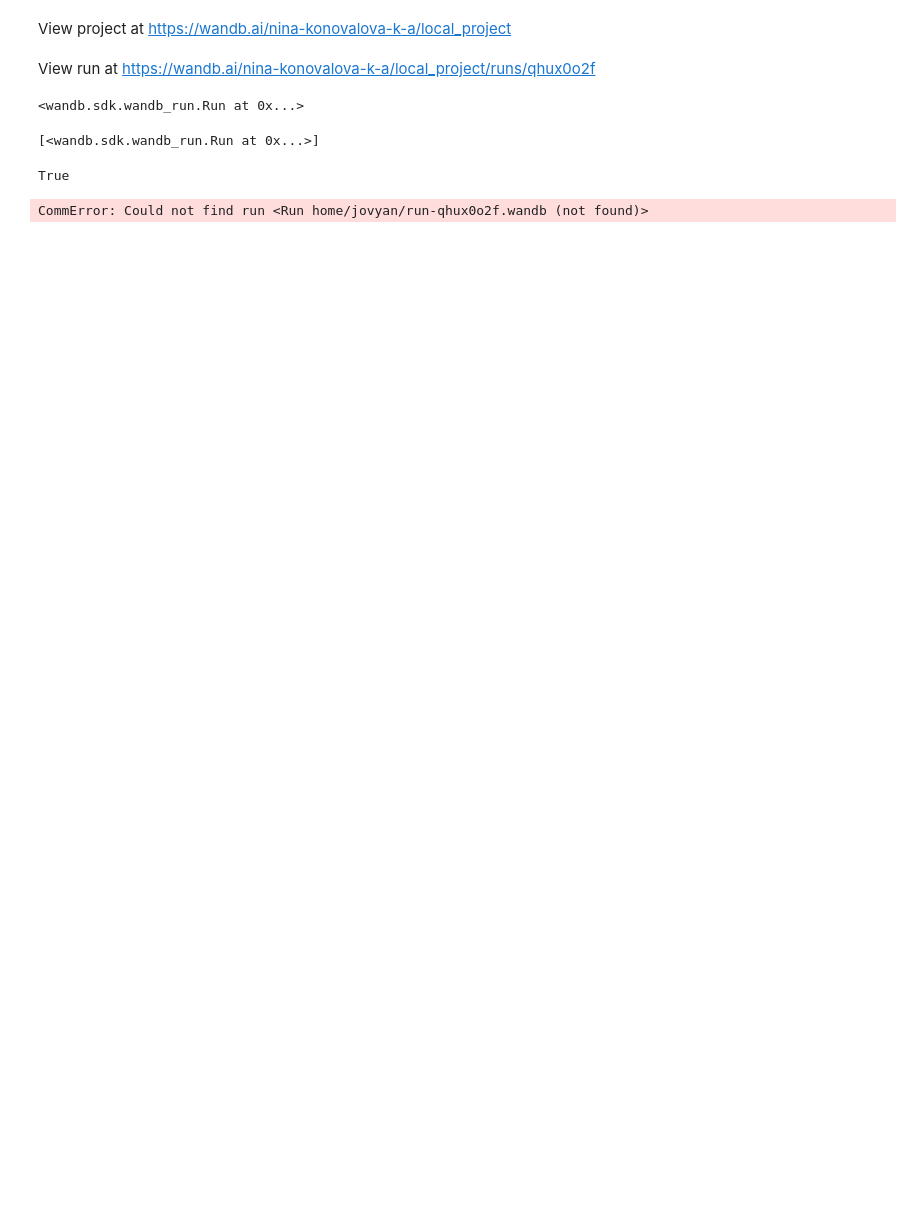
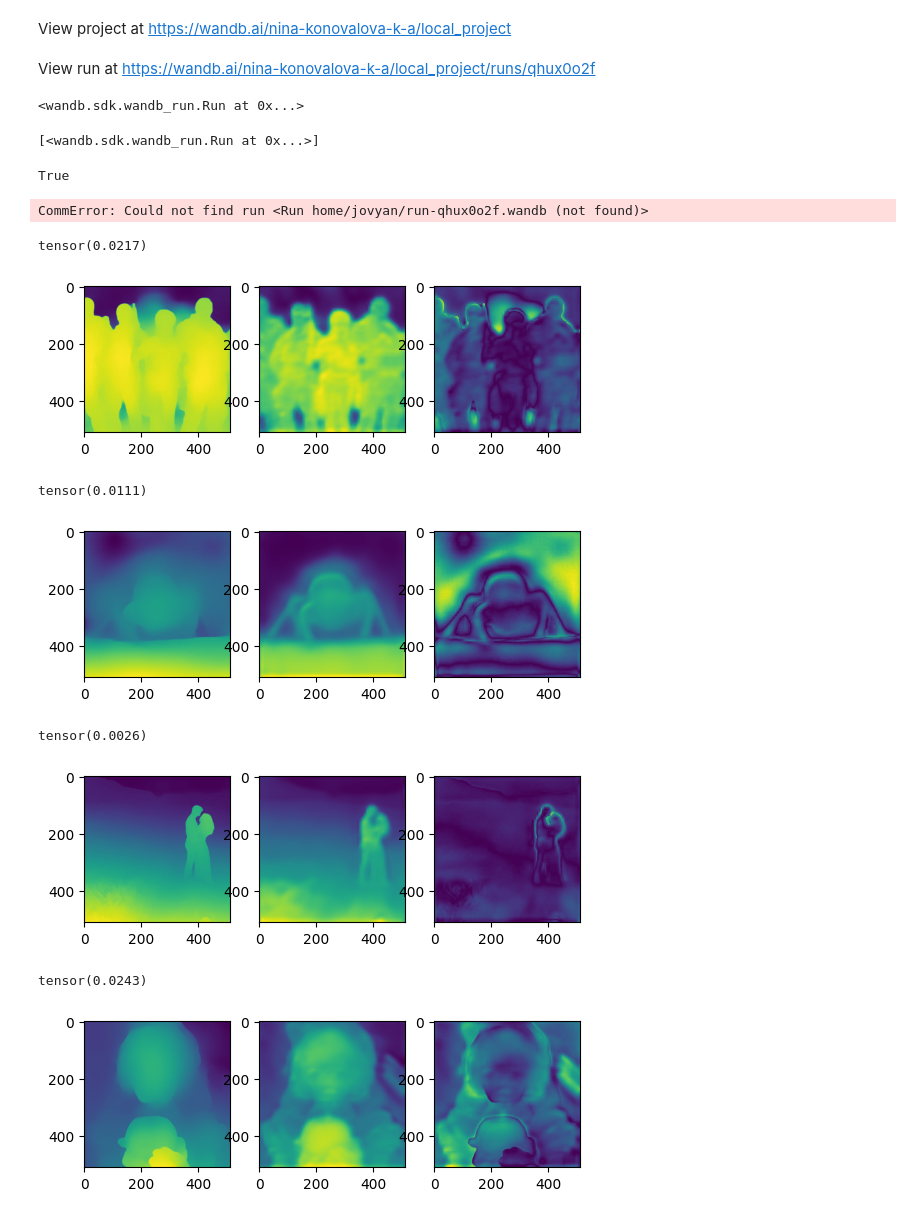
Before and after one commit to ControlGenAI/InnerControl, a Jupyter notebook: test.ipynb, the cells around one changed output. Cells and saved outputs as stored; diff of their text form; code cells hidden in the pictures; blank space fills up the shorter version.

```diff
--- a/test.ipynb
+++ b/test.ipynb
@@ -15,8 +15,8 @@ DatasetDict({
 from tqdm import tqdm
 test_path = '../test_depth_im'
 for i in tqdm(range(len(ds['validation']))):
-    image = ds['validation'][i]['image']
-    image.save(f'{test_path}/im_{i}.png')
+    image = ds['validation'][i]['image'].convert('RGB')
+    image.save(f'{test_path}/{i}.png')
 # %%
 import numpy as np
 import matplotlib.pyplot as plt
@@ -211,3 +211,31 @@ run = wandb.Api().run(run_path)
 # %% [output]
 True
 CommError: Could not find run <Run home/jovyan/run-qhux0o2f.wandb (not found)>
+# %%
+import torch
+import matplotlib.pyplot as plt
+
+
+labels = torch.load('labels.pt').cpu().detach()
+obs_feat = torch.load('obs_feat.pt').cpu().detach()
+obs_feat_normed = torch.load('obs_feat_normed.pt').cpu().detach()
+# %%
+for i in range(len(labels)):
+    fig, axs = plt.subplots(1, 3)
+    axs[0].imshow(labels[i])
+    #axs[1].imshow(obs_feat[i])
+    axs[1].imshow(obs_feat_normed[i])
+    #axs[3].imshow((labels - obs_feat)[i].abs())
+    axs[2].imshow((labels - obs_feat_normed)[i].abs())
+    #print(torch.nn.functional.mse_loss(labels[i], obs_feat[i]))
+    print(torch.nn.functional.mse_loss(labels[i], obs_feat_normed[i]))
+    plt.show()
+# %% [output]
+tensor(0.0217)
+[figure, added]
+tensor(0.0111)
+[figure, added]
+tensor(0.0026)
+[figure, added]
+tensor(0.0243)
+[figure, added]
```
Also changed, not shown: 8 other files.
